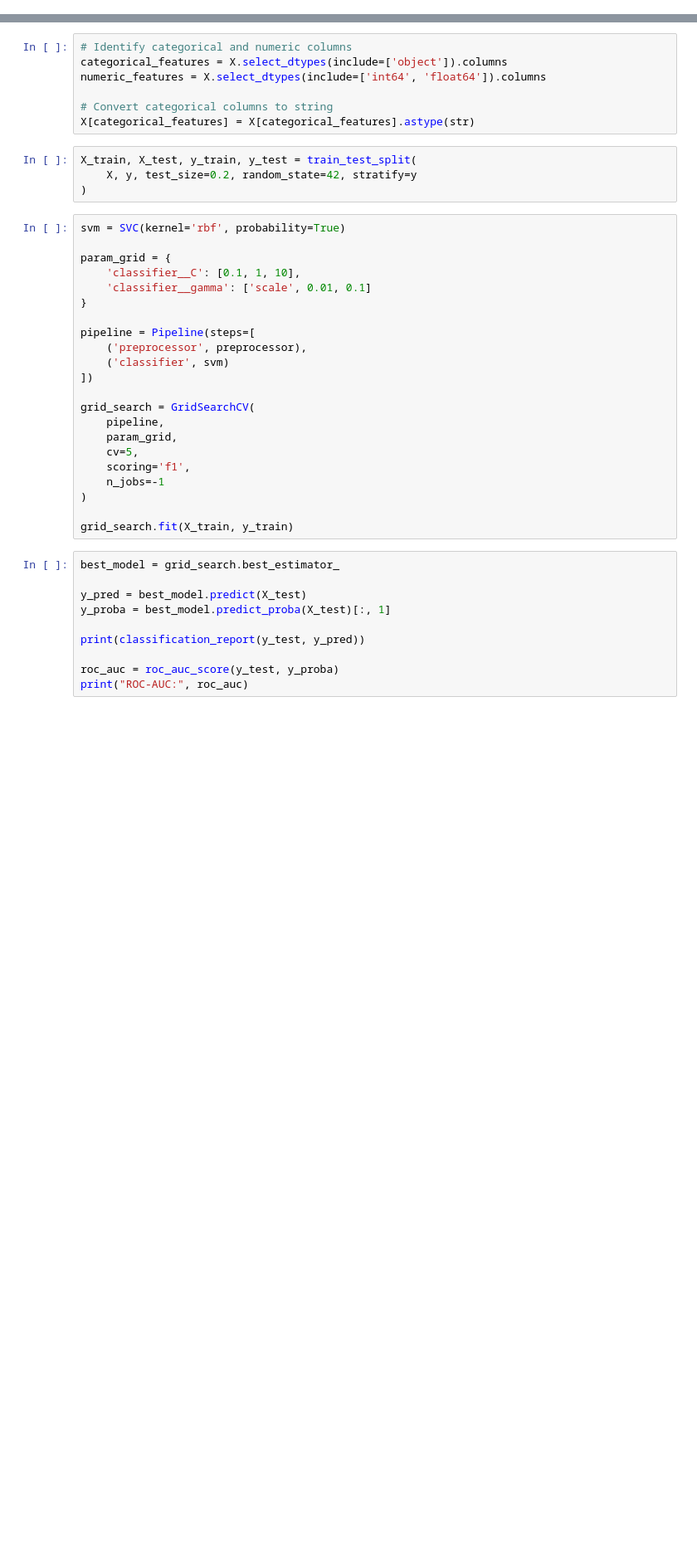
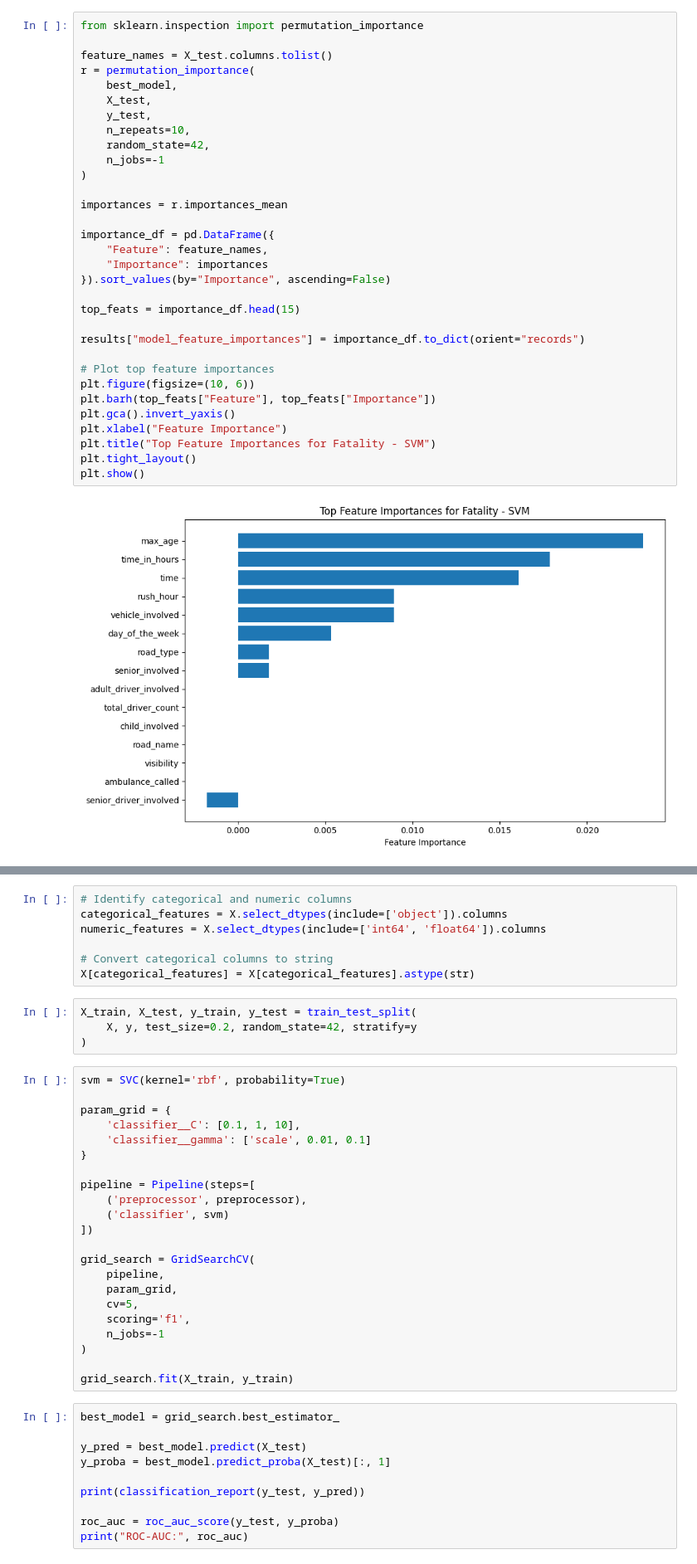
Before and after one commit to NicholasAttard/ICS5110-Applied-Machine-Learning-, a Jupyter notebook: 3c_SupportVectorMachine_MicheleTerribile.ipynb, the cells around one changed output, grey strips where cells are left out. Shown at 83% size. Drawn from its saved outputs; the diff is of its cells as text; blank space fills up the shorter version.

```diff
--- a/3c_SupportVectorMachine_MicheleTerribile.ipynb
+++ b/3c_SupportVectorMachine_MicheleTerribile.ipynb
@@ -257,0 +458,34 @@ with open("results/support_vector_machine_results.json", "w") as f:
+# %%
+from sklearn.inspection import permutation_importance
+
+feature_names = X_test.columns.tolist()
+r = permutation_importance(
+    best_model,
+    X_test,
+    y_test,
+    n_repeats=10,
+    random_state=42,
+    n_jobs=-1
+)
+
+importances = r.importances_mean
+
+importance_df = pd.DataFrame({
+    "Feature": feature_names,
+    "Importance": importances
+}).sort_values(by="Importance", ascending=False)
+
+top_feats = importance_df.head(15)
+
+results["model_feature_importances"] = importance_df.to_dict(orient="records")
+
+# Plot top feature importances
+plt.figure(figsize=(10, 6))
+plt.barh(top_feats["Feature"], top_feats["Importance"])
+plt.gca().invert_yaxis()
+plt.xlabel("Feature Importance")
+plt.title("Top Feature Importances for Fatality - SVM")
+plt.tight_layout()
+plt.show()
+# %% [output]
+[figure, added]
```
Also changed, not shown: parts of 7 cells of this notebook, 5 other files.
